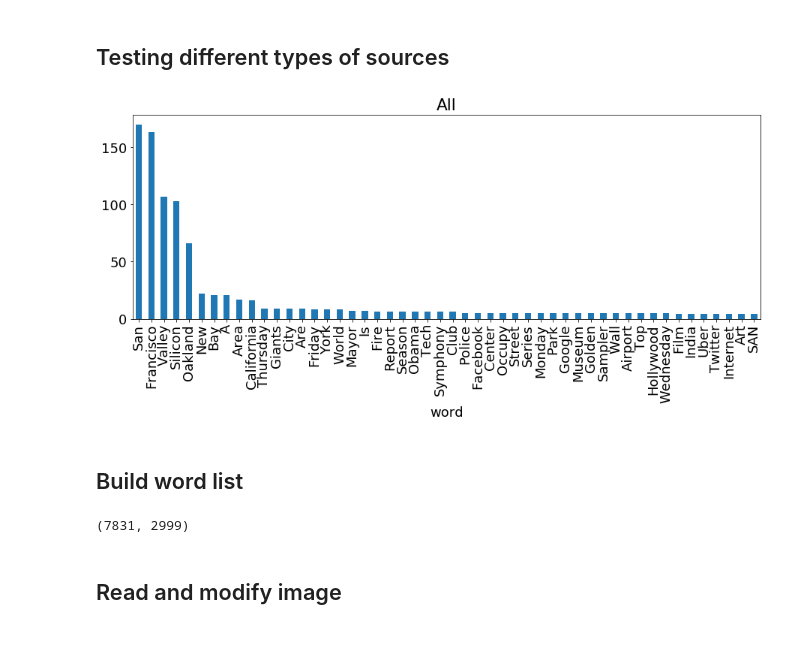
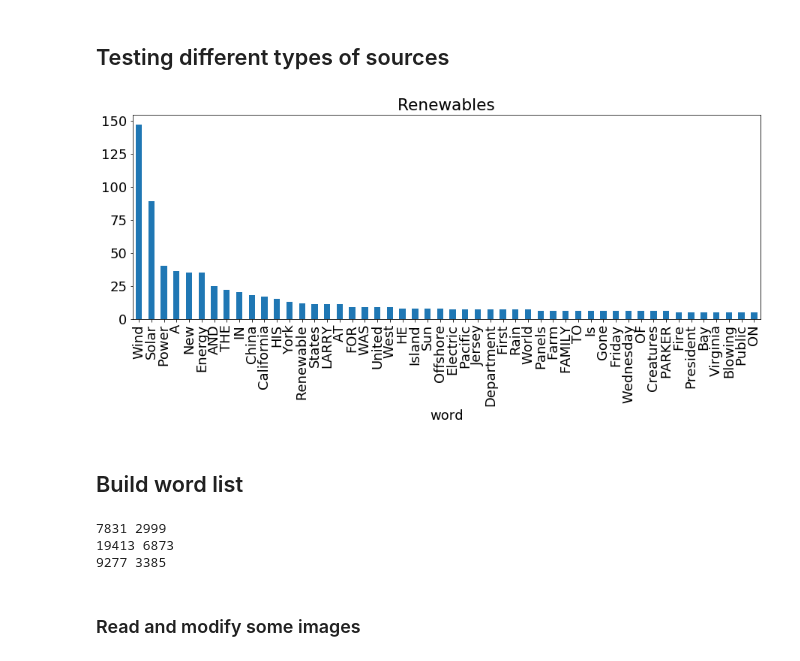
Before and after one commit to tsennott/etc_projects, a Jupyter notebook: Wordart/wordart_example.ipynb, the cells around one changed output. Drawn from its saved outputs; the diff is of its cells as text; code cells hidden in the pictures.

Commit message:
updated with new images

```diff
--- a/Wordart/wordart_example.ipynb
+++ b/Wordart/wordart_example.ipynb
@@ -33,7 +32,7 @@ len(reader.docs), min([x['pub_date'] for x in reader.docs]), max([x['pub_date']
 # %%
-# By date
+# ca
+reader_ca = NYTReader(key)
+reader_ca.get_search_term(search='headline:("California")',
+                     article_limit=500)
 
-# reader=NYTReader()
-# reader.get_dates(begin_date='19850814', end_date='19850814')
-#
-# len(reader.docs), min([x['pub_date'] for x in reader.docs]), max([x['pub_date'] for x in reader.docs])
+print(len(reader_ca.docs), min([x['pub_date'] for x in reader_ca.docs]), max([x['pub_date'] for x in reader_ca.docs]))
@@ -39,0 +41,8 @@ len(reader.docs), min([x['pub_date'] for x in reader.docs]), max([x['pub_date']
+# %%
+# renewable energy
+reader_green = NYTReader(key)
+reader_green.get_search_term(search='headline:("Solar", "Wind", "Renewable")',
+                     begin_date='20010101',
+                     article_limit=500)
+
+print(len(reader_green.docs), min([x['pub_date'] for x in reader_green.docs]), max([x['pub_date'] for x in reader_green.docs]))
@@ -42,28 +53,53 @@ len(reader.docs), min([x['pub_date'] for x in reader.docs]), max([x['pub_date']
 # %%
 pos = reader.pos['include']
 exclude = False
 print_tuple = False
 
+# sf bay
 text = []
-sources = [
-            reader.headlines,
-            #reader.keywords,
-            reader.snippets,
-          ]
-
+sources = [reader.headlines, reader.snippets,] #,reader.headlines]
 for source in sources:
     text.extend(source)
+#reader.plot_top_words(df=reader.df_from_text(text), n=50, title="SF Bay",
+                      #pos_list=pos, exclude=exclude, print_tuple=print_tuple)
 
-reader.plot_top_words(df=reader.df_from_text(text), n=50, title="All", pos_list=pos, exclude=exclude, print_tuple=print_tuple)
+# ca
+text_ca = []
+sources = [reader_ca.headlines, reader_ca.snippets,] #,reader.headlines]
+for source in sources:
+    text_ca.extend(source)
+#reader_ca.plot_top_words(df=reader_ca.df_from_text(text_ca), n=50, title="CA",
+#                         pos_list=pos, exclude=exclude, print_tuple=print_tuple)
+
+# renewable energy
+text_green = []
+sources = [reader_green.headlines, reader_green.snippets,] #,reader.headlines]
+for source in sources:
+    text_green.extend(source)
+reader_green.plot_top_words(df=reader_green.df_from_text(text_green), n=50, title="Renewables",
+                         pos_list=pos, exclude=exclude, print_tuple=print_tuple)
 # %% [output]
-[figure, old version]
+[figure, new version]
 # %% [markdown]
 ## Build word list
-# %%
-text_words = reader.get_words(reader.df_from_text(text), pos_list=None, exclude=exclude)
-text_string = ' '.join(text_words)
-len(text_words), len(set(text_words))
-# %% [output]
-(7831, 2999)
+# %%
+# sf bay
+text_words = reader.get_words(reader.df_from_text(text), pos_list=None, exclude=exclude)
+text_string = ' '.join(text_words)
+print(len(text_words), len(set(text_words)))
+
+# ca
+text_words_ca = reader_ca.get_words(reader_ca.df_from_text(text_ca), pos_list=None, exclude=exclude)
+text_string_ca = ' '.join(text_words_ca)
+print(len(text_words_ca), len(set(text_words_ca)))
+
+# renewable
+text_words_green = reader_green.get_words(reader_green.df_from_text(text_green), pos_list=None, exclude=exclude)
+text_string_green = ' '.join(text_words_green)
+print(len(text_words_green), len(set(text_words_green)))
+# %% [output]
+7831 2999
+19413 6873
+9277 3385
 # %% [markdown]
-## Read and modify image
+### Read and modify some images
```
Also changed, not shown: parts of 14 cells of this notebook, 36 other files.
